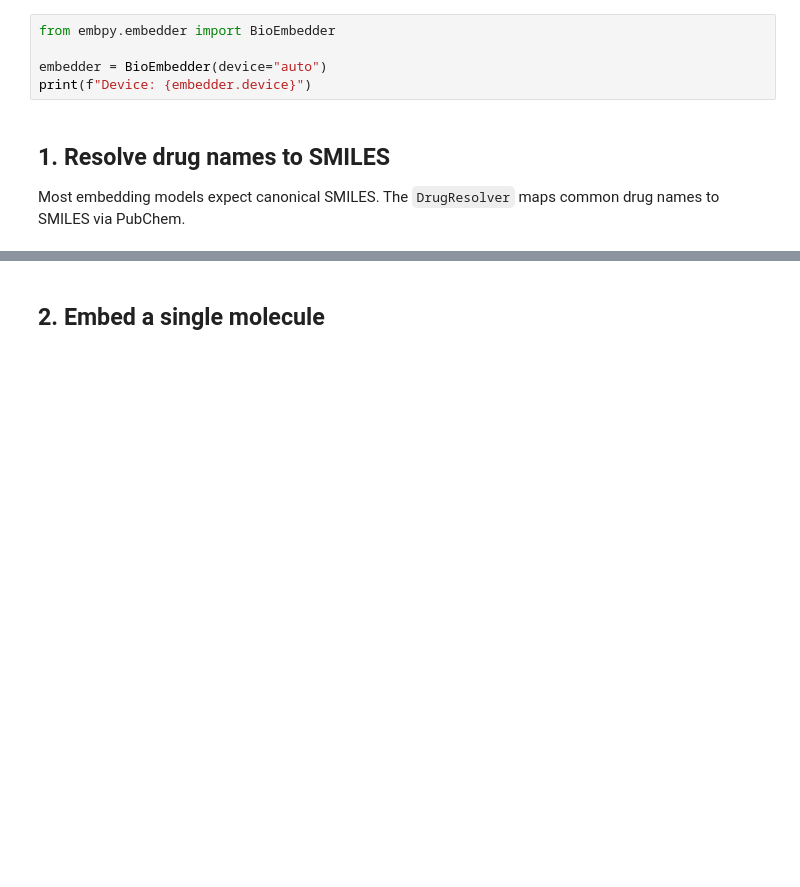
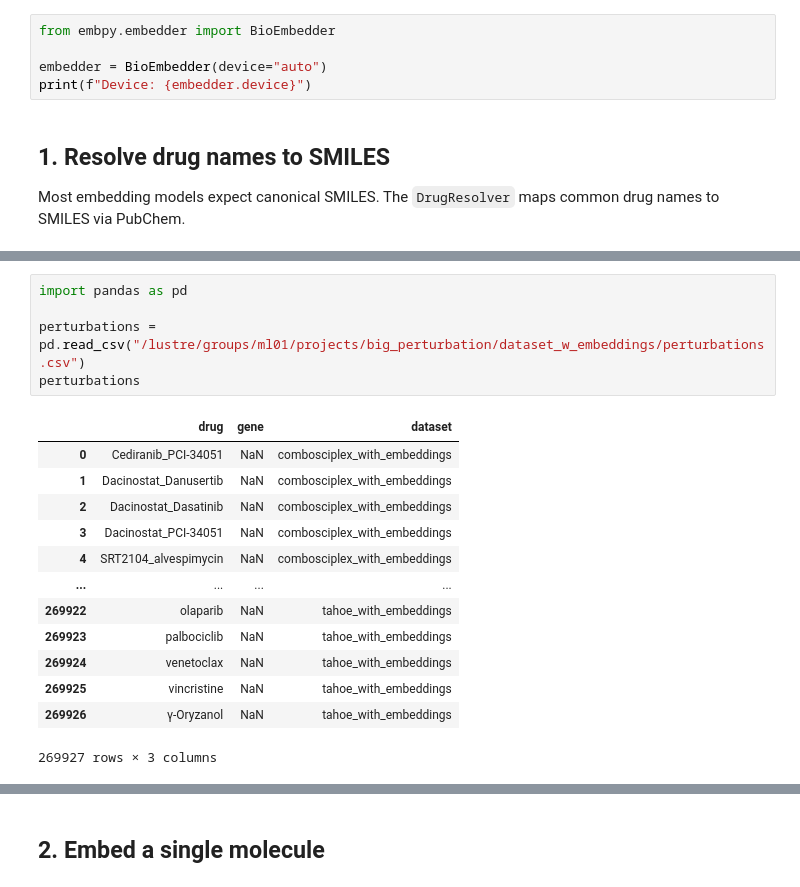
Before and after one commit to theislab/embpy, a Jupyter notebook: docs/tutorials/04_molecule_embeddings.ipynb, the cells around one changed output, grey strips where cells are left out. Cells and saved outputs as stored; diff of their text form; blank space fills up the shorter version.

```diff
--- a/docs/tutorials/04_molecule_embeddings.ipynb
+++ b/docs/tutorials/04_molecule_embeddings.ipynb
@@ -64,0 +70,19 @@ for name, smi in drugs.items():
+# %%
+import pandas as pd
+
+perturbations = pd.read_csv("/lustre/groups/ml01/projects/big_perturbation/dataset_w_embeddings/perturbations.csv")
+perturbations
+# %% [output]
+|  | drug | gene | dataset |
+| 0 | Cediranib_PCI-34051 | NaN | combosciplex_with_embeddings |
+| 1 | Dacinostat_Danusertib | NaN | combosciplex_with_embeddings |
+| 2 | Dacinostat_Dasatinib | NaN | combosciplex_with_embeddings |
+| 3 | Dacinostat_PCI-34051 | NaN | combosciplex_with_embeddings |
+| 4 | SRT2104_alvespimycin | NaN | combosciplex_with_embeddings |
+| ... | ... | ... | ... |
+| 269922 | olaparib | NaN | tahoe_with_embeddings |
+| 269923 | palbociclib | NaN | tahoe_with_embeddings |
+| 269924 | venetoclax | NaN | tahoe_with_embeddings |
+| 269925 | vincristine | NaN | tahoe_with_embeddings |
+| 269926 | γ-Oryzanol | NaN | tahoe_with_embeddings |
+269927 rows × 3 columns
```
Also changed, not shown: parts of 4 cells of this notebook.
